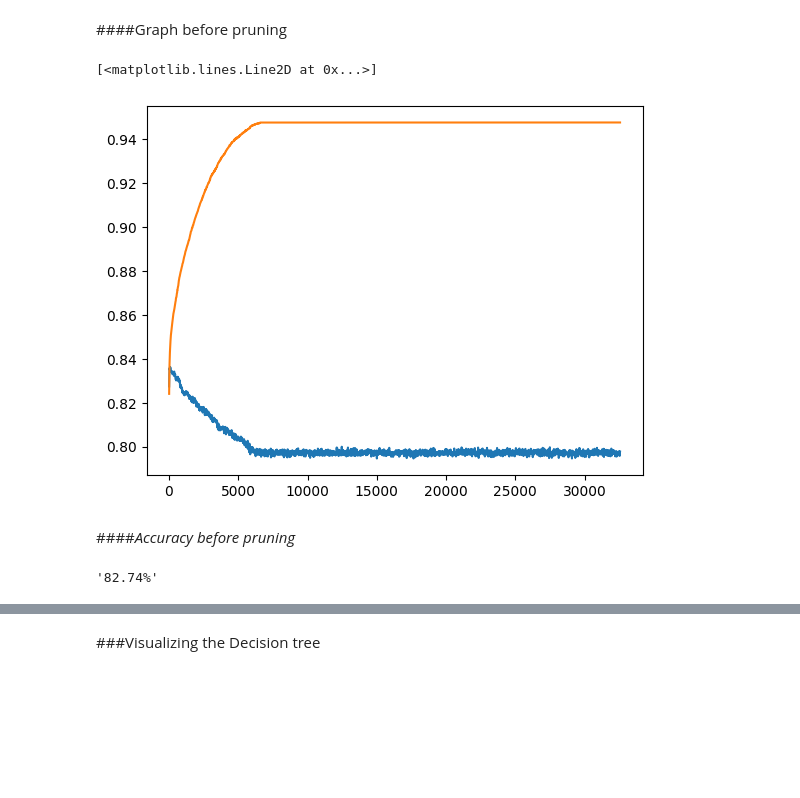
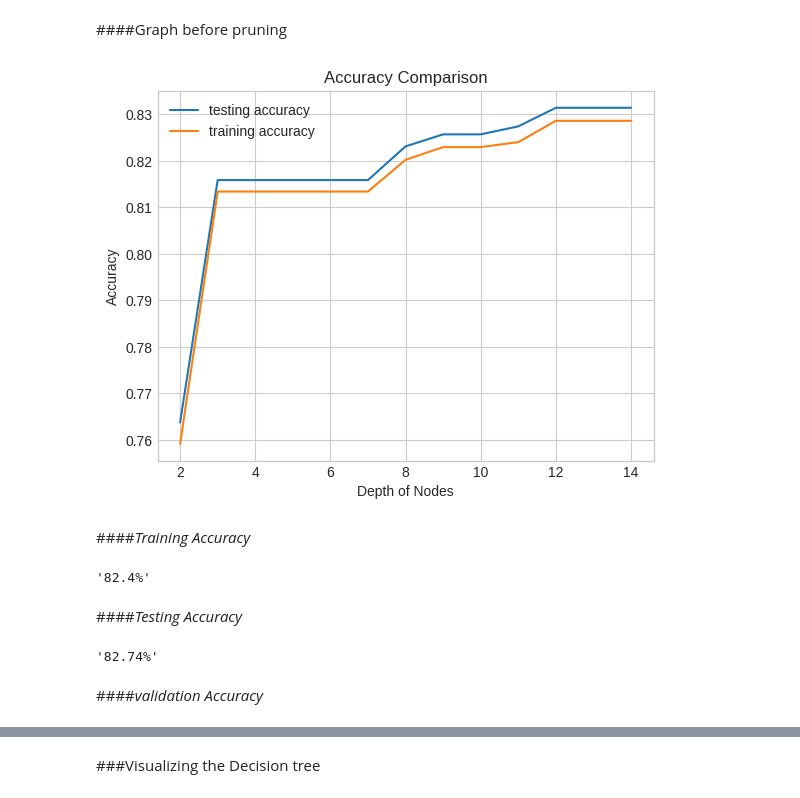
Before and after one commit to Hritik003/Decision-Tree-with-Pruning, a Jupyter notebook: decision_Tree.ipynb, the cells around one changed output, grey strips where cells are left out. Saved outputs shown, nothing was run; the diff lists cells and outputs as text; code cells hidden in the pictures; blank space fills up the shorter version.

```diff
--- a/decision_Tree.ipynb
+++ b/decision_Tree.ipynb
@@ -785 +844,6 @@ y_pred_prune = predict(pruned_3, dt_x_test)
+# %%
+pruned_3=DecisionTree(max_depth=14)
+pruned_3.fit(dt_x_train, dt_y_train)
+pruned_tree = reduced_error_prune(pruned_3.tree_, dt_x_train, dt_y_train)
+# pruned_3.tree_=pruned_tree
 # %% [markdown]
@@ -794,24 +887,49 @@ round((accuracy_score(dt_y_test,y_pred_prune))*100,2).astype(str)+'%'
 # %% [markdown]
 ####Graph before pruning
 # %%
-n=dt_x_train.shape[0]
+n=dt_x_train.shape[1]
+dt_x_ax=[]
+dt_y_ax_test=[]
+dt_y_ax_train=[]
 
 from sklearn.tree import DecisionTreeClassifier
-for i in range(n, 1, -14):
+for i in range(n, 1, -1):
     model = DecisionTreeClassifier(max_leaf_nodes=i)
     model.fit(dt_x_train, dt_y_train)
     dt_x_ax.append(i)
     dt_y_ax_test.append(model.score(dt_x_test, dt_y_test))
     dt_y_ax_train.append(model.score(dt_x_train, dt_y_train))
-plt.plot(dt_x_ax,dt_y_ax_test)
-plt.plot(dt_x_ax,dt_y_ax_train)
-# %% [output]
-[<matplotlib.lines.Line2D at 0x...>]
-[figure, removed]
+# %%
+plt.plot(dt_x_ax,dt_y_ax_test, label ="testing accuracy")
+plt.plot(dt_x_ax,dt_y_ax_train,label ="training accuracy")
+
+# Add labels for the x-axis and y-axis
+plt.xlabel("Depth of Nodes")
+plt.ylabel("Accuracy")
+
+# Add a title to the plot
+plt.title("Accuracy Comparison")
+
+# Add a legend to the plot
+plt.legend()
+
+# Display the plot
+plt.show()
+# %% [output]
+[figure, added]
 # %% [markdown]
-####*Accuracy before pruning*
+####*Training Accuracy*
+# %%
+Y_pred_dec_tree = model.predict(dt_x_train)
+round((accuracy_score(dt_y_train,Y_pred_dec_tree))*100,2).astype(str)+'%'
+# %% [output]
+'82.4%'
+# %% [markdown]
+####*Testing Accuracy*
 # %%
 Y_pred_dec_tree = model.predict(dt_x_test)
 round((accuracy_score(dt_y_test,Y_pred_dec_tree))*100,2).astype(str)+'%'
 # %% [output]
 '82.74%'
+# %% [markdown]
+####*validation Accuracy*
```
Also changed, not shown: parts of 69 cells of this notebook.
